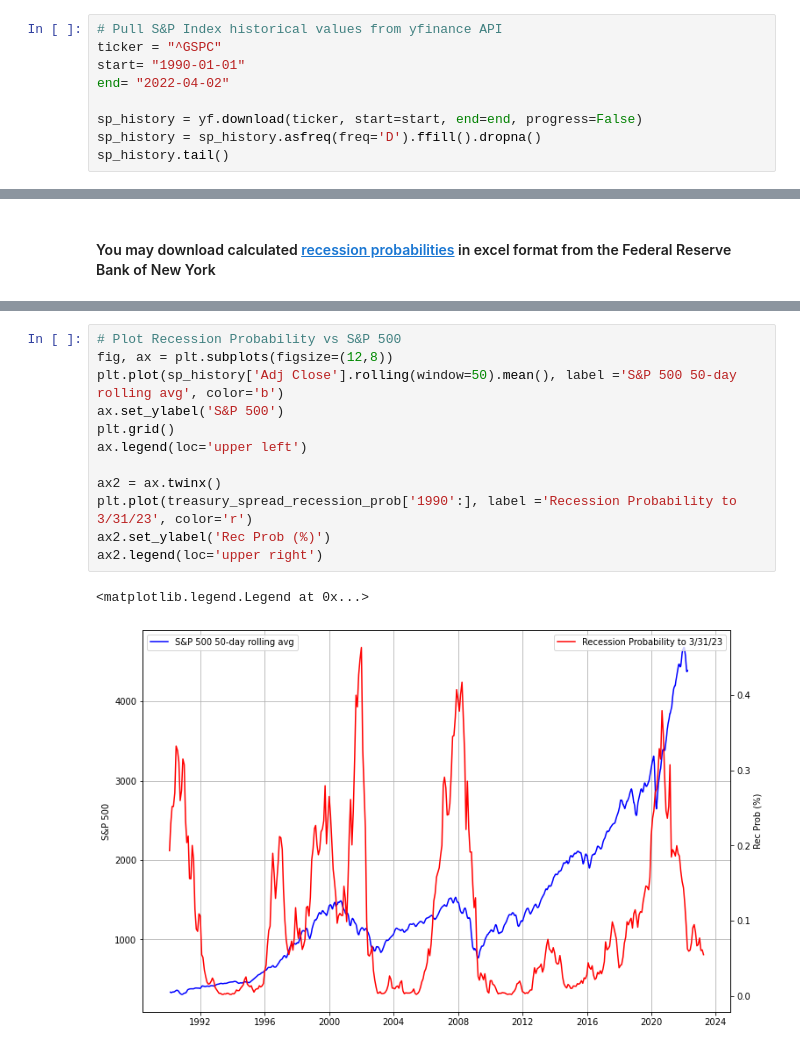
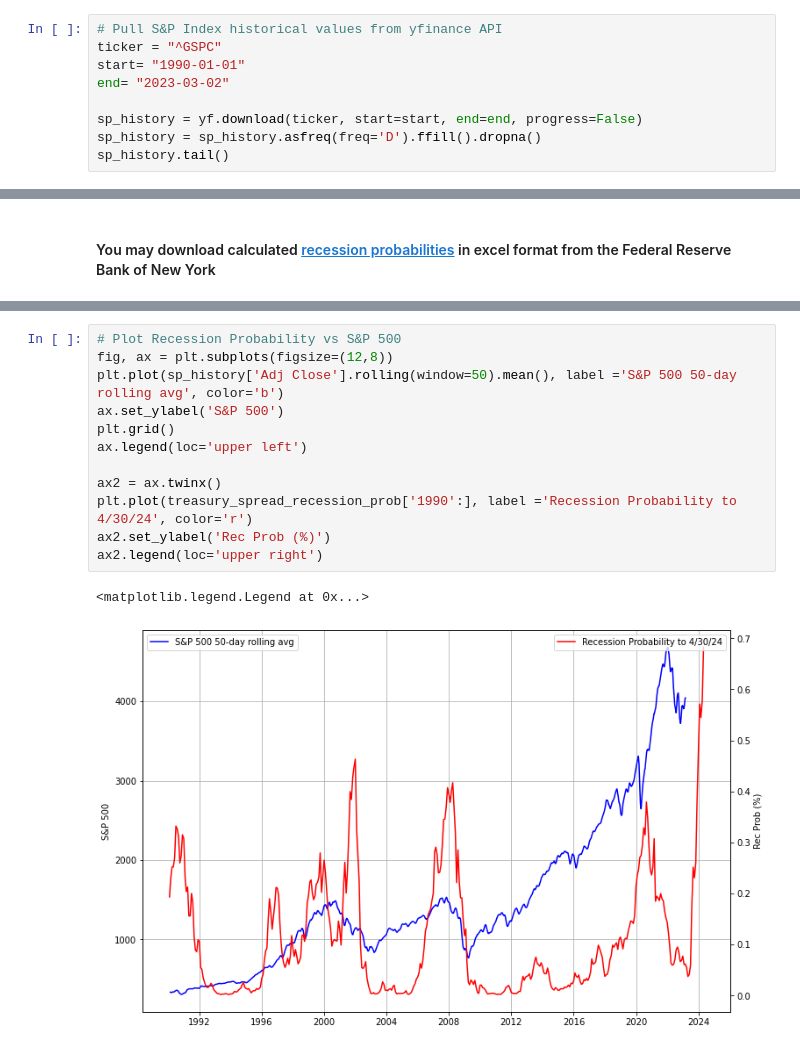
Before and after one commit to dbogatic/economic-indicators, a Jupyter notebook: recession_probability.ipynb, the cells around one changed output, grey strips where cells are left out. Cells and saved outputs as stored; diff of their text form.

```diff
--- a/recession_probability.ipynb
+++ b/recession_probability.ipynb
@@ -36,7 +37,7 @@ dtype: float64
 # Pull S&P Index historical values from yfinance API
 ticker = "^GSPC"
 start= "1990-01-01"
-end= "2022-04-02"
+end= "2023-03-02"
 
 sp_history = yf.download(ticker, start=start, end=end, progress=False)
 sp_history = sp_history.asfreq(freq='D').ffill().dropna()
@@ -164,15 +165,15 @@ ax2.legend(loc='upper right')
 # %%
 # Plot Recession Probability vs S&P 500
 fig, ax = plt.subplots(figsize=(12,8))
 plt.plot(sp_history['Adj Close'].rolling(window=50).mean(), label ='S&P 500 50-day rolling avg', color='b')
 ax.set_ylabel('S&P 500')
 plt.grid()
 ax.legend(loc='upper left')
 
 ax2 = ax.twinx()
-plt.plot(treasury_spread_recession_prob['1990':], label ='Recession Probability to 3/31/23', color='r')
+plt.plot(treasury_spread_recession_prob['1990':], label ='Recession Probability to 4/30/24', color='r')
 ax2.set_ylabel('Rec Prob (%)')
 ax2.legend(loc='upper right')
 # %% [output]
 <matplotlib.legend.Legend at 0x...>
-[figure, old version]
+[figure, new version]
```
Also changed, not shown: parts of 18 cells of this notebook, 11 other files.
